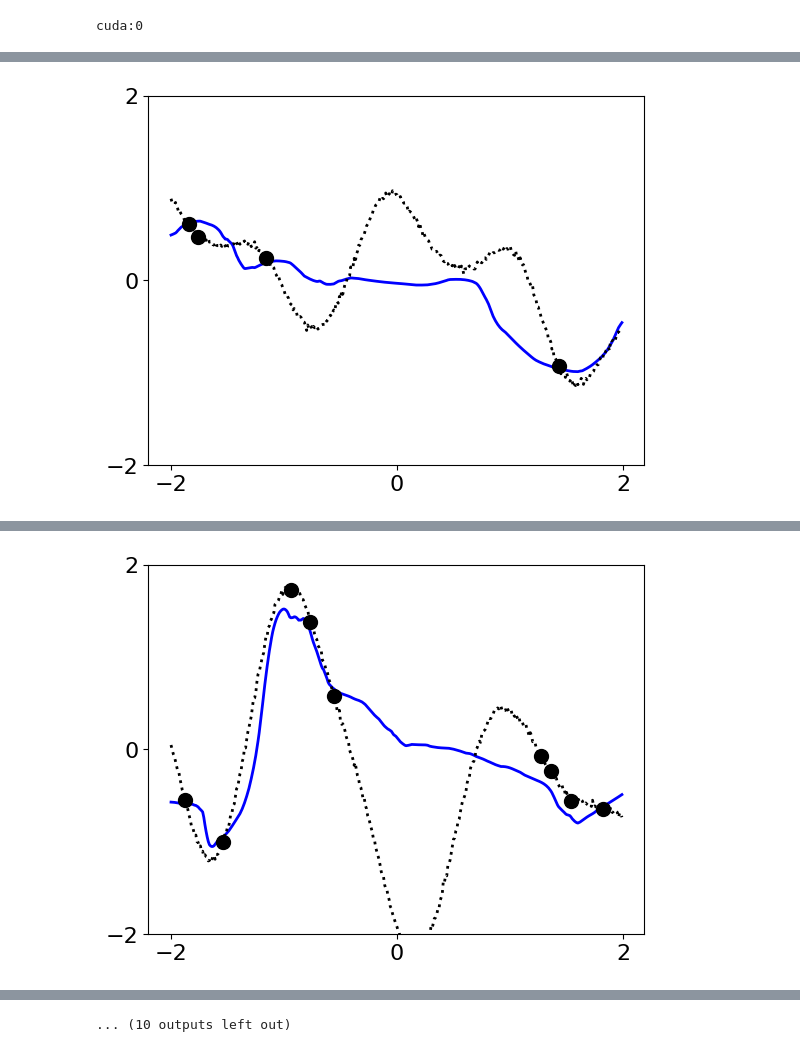
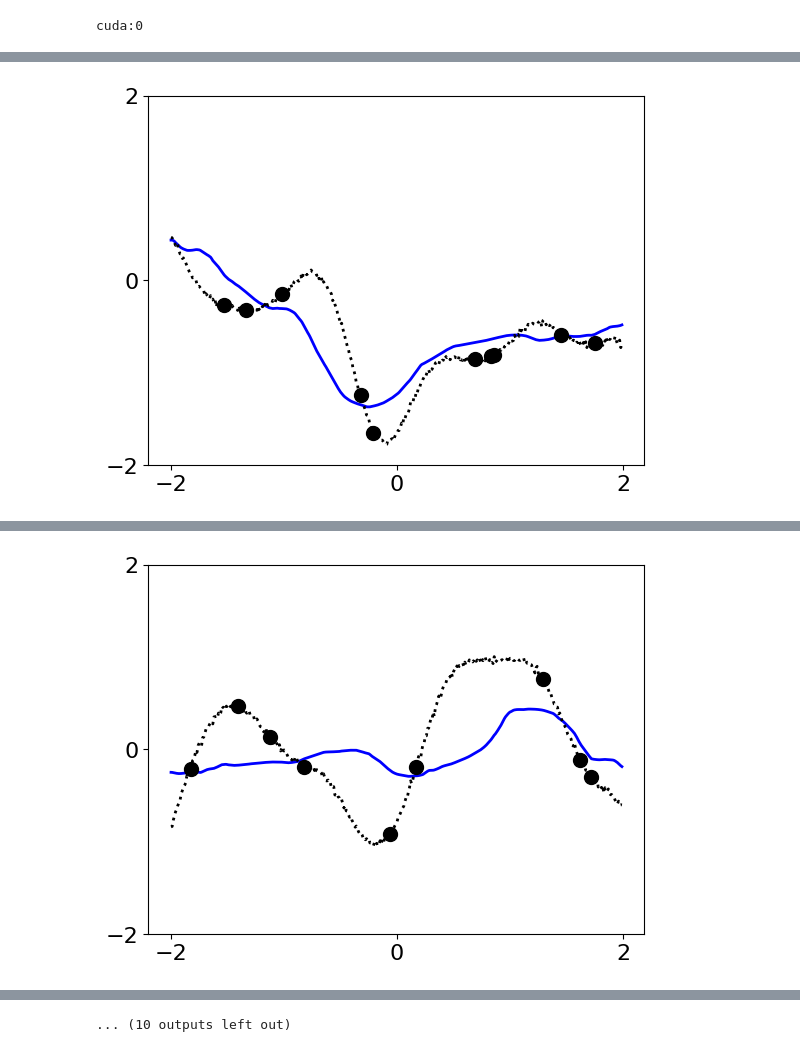
Before and after one commit to Fox4Song/fyp, a Jupyter notebook: notebooks/1d_toy_regression/Transformer.ipynb, the cells around one changed output, grey strips where cells are left out. Cells and saved outputs as stored; diff of their text form; code cells hidden in the pictures.

Commit message:
Add transformer regression for reference

```diff
--- a/notebooks/1d_toy_regression/Transformer.ipynb
+++ b/notebooks/1d_toy_regression/Transformer.ipynb
@@ -28,8 +28,10 @@ print(device)
 cuda:0
 # %%
 # Model
-model = Transformer(x_dim=1, y_dim=1)
+model = TransformerDecoder(x_dim=1, y_dim=1)
 model.to(device)
+total_params = sum(p.numel() for p in model.parameters())
+print(f"Total parameters: {total_params:,}")
 
 optimizer = torch.optim.Adam(model.parameters(), lr=1e-4)
 criterion = nn.MSELoss()
@@ -50,10 +52,22 @@ for it in range(TRAINING_ITERATIONS + 1):
 
     for i in range(target_x.size(1)):
         x_t = target_x[:, i:i+1, :]
-        pred = model(context_x, context_y, x_t)
+
+        ctx_x = context_x.permute(1, 0, 2)
+        ctx_y = context_y.permute(1, 0, 2)
+
+        stacked = torch.stack([ctx_x, ctx_y], dim=1)
+        pairs   = stacked.view(-1, context_x.size(0), 1)
+
+        x_t_seq = x_t.permute(1, 0, 2)
+
+        input_seq = torch.cat([pairs, x_t_seq], dim=0)
+
+        out_seq = model(input_seq)
+        pred = out_seq[-1]
         preds.append(pred)
 
-    pred_y = torch.cat(preds, dim=1)
+    pred_y = torch.cat([p.unsqueeze(1) for p in preds], dim=1)
     loss = criterion(pred_y, target_y)
 
     loss.backward()
@@ -78,10 +92,22 @@ for it in range(TRAINING_ITERATIONS + 1):
 
             for i in range(target_x.size(1)):
                 x_t = target_x[:, i:i+1, :]
-                pred = model(context_x, context_y, x_t)
+
+                ctx_x = context_x.permute(1, 0, 2)
+                ctx_y = context_y.permute(1, 0, 2)
+
+                stacked = torch.stack([ctx_x, ctx_y], dim=1)
+                pairs   = stacked.view(-1, context_x.size(0), 1)
+
+                x_t_seq = x_t.permute(1, 0, 2)
+
+                input_seq = torch.cat([pairs, x_t_seq], dim=0)
+
+                out_seq = model(input_seq)
+                pred = out_seq[-1]
                 preds.append(pred)
 
-            pred_y = torch.cat(preds, dim=1)
+            pred_y = torch.cat([p.unsqueeze(1) for p in preds], dim=1)
             test_loss = criterion(pred_y, target_y)
 
             print(
@@ -102,6 +128,4 @@ for it in range(TRAINING_ITERATIONS + 1):
                 pred_y.detach().cpu().numpy(),
                 save_fig=fig_dir,
             )
-
-torch.save(model.state_dict(), '../models/1d_toy_regression/' + model.__class__.__name__ + '.pt')
 # %% [output]
@@ -146 +171 @@ Iteration: 40000, train loss: 0.22326889634132385
-[figure, old version]
+[figure, new version]
@@ -164 +189 @@ Iteration: 60000, train loss: 0.12190645933151245
-[figure, old version]
+[figure, new version]
```
Also changed, not shown: parts of 3 cells of this notebook, 1 other file.
